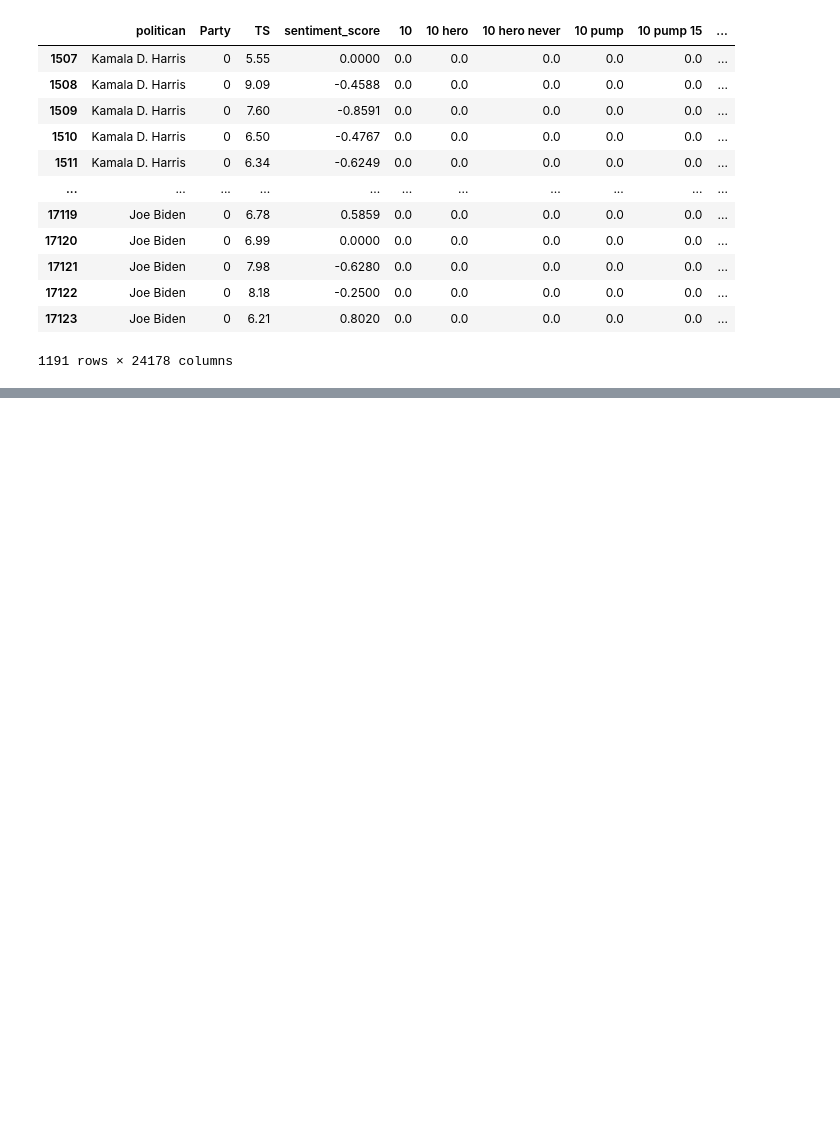
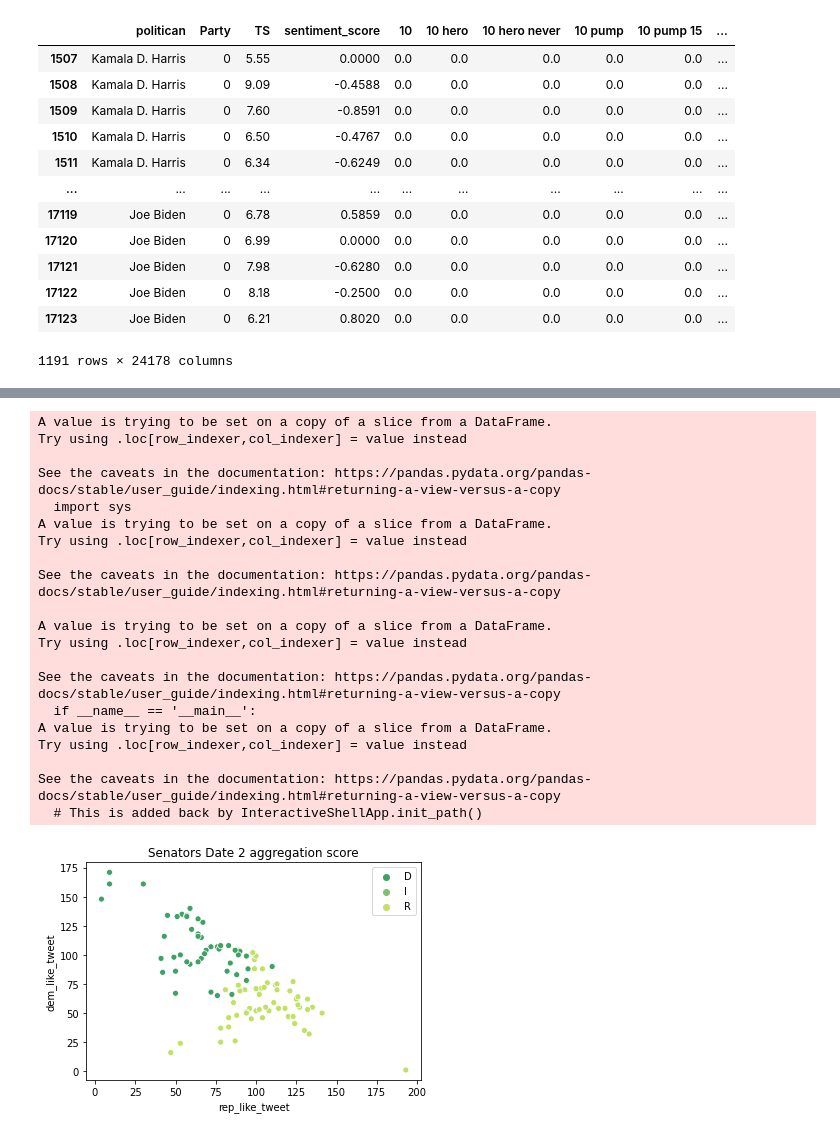
Before and after one commit to minglwu427/Twitter-Political-Compass-Machine, a Jupyter notebook: notebooks/Capstone2_step3_ModelingV2-wCommon.ipynb, the cells around one changed output, grey strips where cells are left out. Saved outputs shown, nothing was run; the diff lists cells and outputs as text; code cells hidden in the pictures; blank space fills up the shorter version.

```diff
--- a/notebooks/Capstone2_step3_ModelingV2-wCommon.ipynb
+++ b/notebooks/Capstone2_step3_ModelingV2-wCommon.ipynb
@@ -373,0 +394,10 @@ sns.scatterplot(x='rep_like_tweet', y = 'dem_like_tweet', data = result_df_1, hu
+# %%
+date2_df  = pd.read_pickle(one_level_up + '\\data\\processed\\09222020_tweets_vectorize_wCommon.pkl')
+date2_df['Party'] = date2_df['Party'].replace(party_code)
+
+party_code  = {'R':1, 'D':0}
+
+date2_df_leaders = date2_df[date2_df['politican'].isin(leaders) == True]
+date2_df_nonleaders = df[df['politican'].isin(leaders) == False]
+
+date2_df_leaders
@@ -373,0 +438,49 @@ sns.scatterplot(x='rep_like_tweet', y = 'dem_like_tweet', data = result_df_1, hu
+# %%
+X = date2_df.drop(['politican','Party'], axis = 1)
+y = date2_df.Party.tolist()
+X = scaler.transform(X)
+
+y_pred = RF_model_cv.predict(X)
+date2_result_df = date2_df[['politican','Party']]
+date2_result_df['pred'] = y_pred
+date2_result_df['pred'] = date2_result_df['pred'].replace(party_code_rev)
+date2_result_df['Party'] = date2_result_df['Party'].replace(party_code_rev)
+
+date2_result_df['value'] = 1
+
+
+date2_RF_result_df = date2_result_df.groupby(['politican', 'Party','pred']).sum().reset_index()
+
+rep_tweet = date2_RF_result_df[date2_RF_result_df['pred'] == 'R'].value
+dem_tweet = date2_RF_result_df[date2_RF_result_df['pred'] == 'D'].value
+party = date2_RF_result_df[date2_RF_result_df['pred'] == 'D'].Party
+name  = date2_RF_result_df[date2_RF_result_df['pred'] == 'D'].politican
+date2_RF_result_df = pd.DataFrame(zip(name,party, rep_tweet, dem_tweet), columns=['politican', 'Party','rep_like_tweet','dem_like_tweet'])
+
+
+sns.scatterplot(x='rep_like_tweet', y = 'dem_like_tweet', data = date2_RF_result_df, hue = date2_RF_result_df.Party.tolist(),
+                palette= 'summer')
+plt.title('Senators Date 2 aggregation score')
+plt.savefig(one_level_up + '\\report_graph\\agg_score_date2')
+# %% [output]
+A value is trying to be set on a copy of a slice from a DataFrame.
+Try using .loc[row_indexer,col_indexer] = value instead
+
+See the caveats in the documentation: https://pandas.pydata.org/pandas-docs/stable/user_guide/indexing.html#returning-a-view-versus-a-copy
+  import sys
+A value is trying to be set on a copy of a slice from a DataFrame.
+Try using .loc[row_indexer,col_indexer] = value instead
+
+See the caveats in the documentation: https://pandas.pydata.org/pandas-docs/stable/user_guide/indexing.html#returning-a-view-versus-a-copy
+
+A value is trying to be set on a copy of a slice from a DataFrame.
+Try using .loc[row_indexer,col_indexer] = value instead
+
+See the caveats in the documentation: https://pandas.pydata.org/pandas-docs/stable/user_guide/indexing.html#returning-a-view-versus-a-copy
+  if __name__ == '__main__':
+A value is trying to be set on a copy of a slice from a DataFrame.
+Try using .loc[row_indexer,col_indexer] = value instead
+
+See the caveats in the documentation: https://pandas.pydata.org/pandas-docs/stable/user_guide/indexing.html#returning-a-view-versus-a-copy
+  # This is added back by InteractiveShellApp.init_path()
+[figure, added]
```
Also changed, not shown: parts of 37 cells of this notebook, 37 other files.
